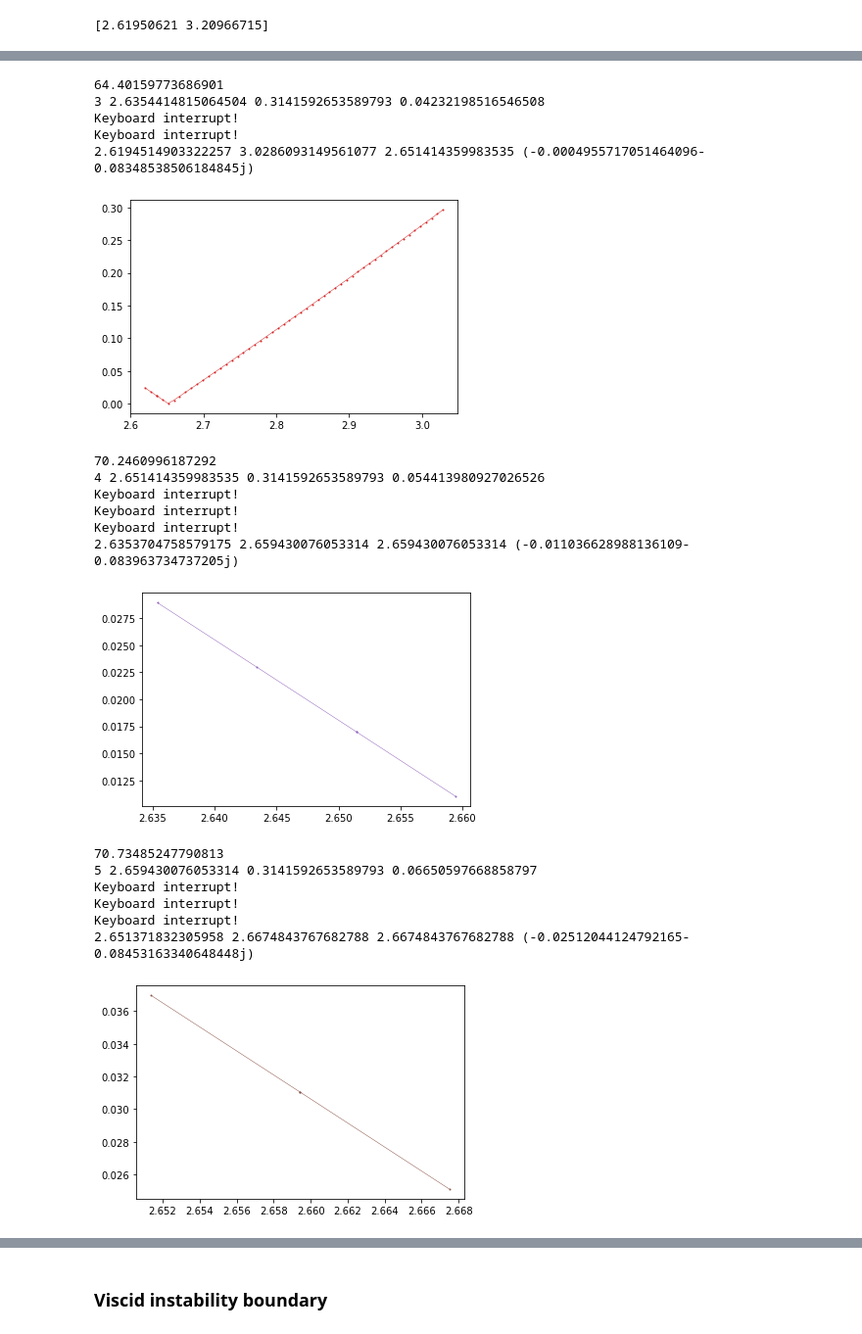
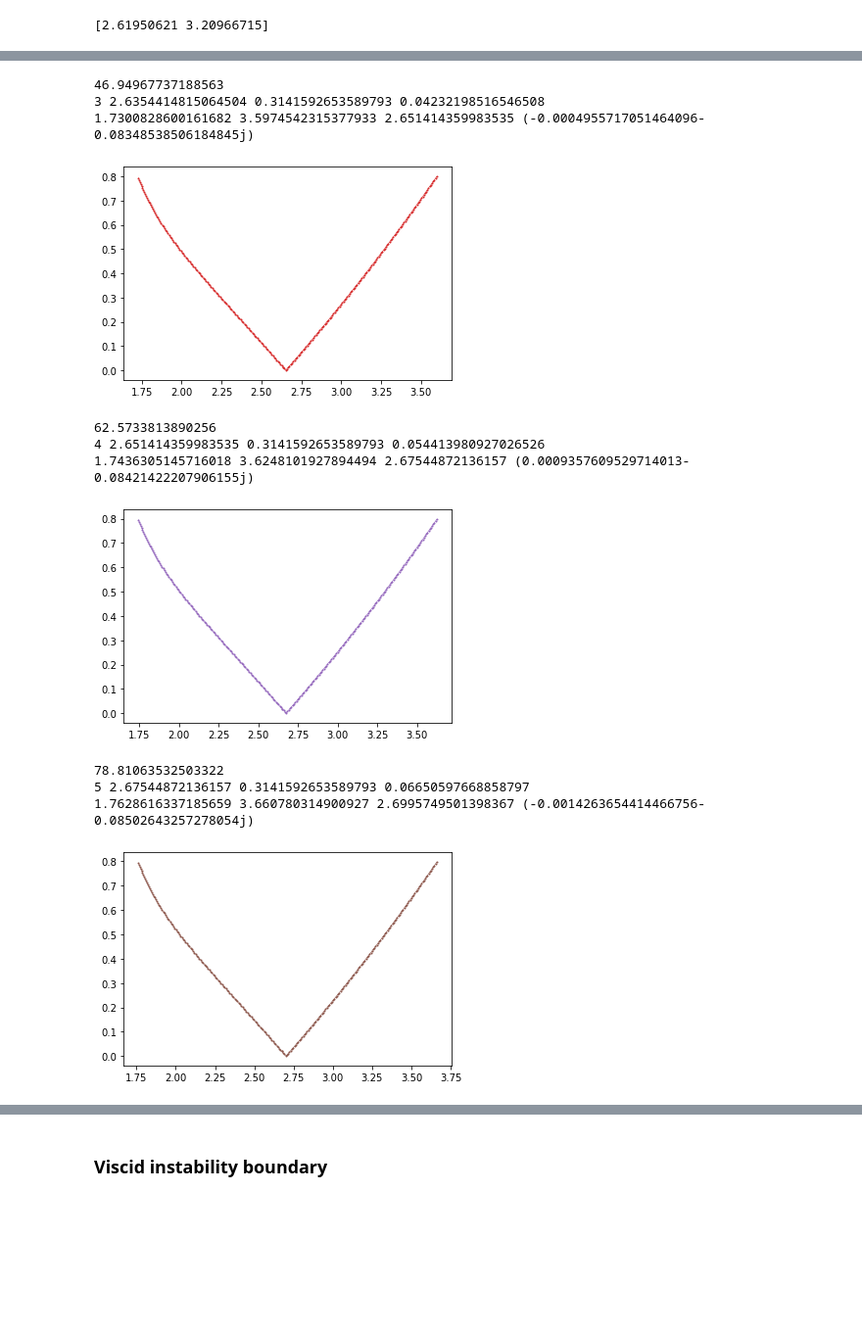
Before and after one commit to znicolaou/viscidfaraday, a Jupyter notebook: viscid_notebook.ipynb, the cells around one changed output, grey strips where cells are left out. Shown at 98% size. Cells and saved outputs as stored; diff of their text form; code cells hidden in the pictures; blank space fills up the shorter version.

```diff
--- a/viscid_notebook.ipynb
+++ b/viscid_notebook.ipynb
@@ -477,9 +477,12 @@ newdir[:s]=dir0[s:2*s]
 newdir[s:2*s]=-dir0[:s]
 newdir[2*s]=dir0[2*s+1]
 newdir[2*s+1]=-dir0[2*s]
-newdir[2*s+2]=2*dir0[2*s+2]
+newdir[2*s+2]=dir0[2*s+2]
 dir0=newdir
 
+argsdict['epdir']=1E-8
+
+argsdict['verbose']=3
 argsdict['itmax']=5
 argsdict['pari']=0.0
 argsdict['parf']=0.05
@@ -979,7 +982,7 @@ argsdict['epsu']=1E-6
 argsdict['epstp']=np.inf
 argsdict['epdir']=1E-2
 argsdict['Nsteps']=5000
-overwrite=False
+overwrite=True
 load=False
 
 print(ks)
@@ -1103,23 +1106,15 @@ for j in range(2):
 2 2.6195062104085243 0.3141592653589793 0.030229989403903625
 1.7222121108919868 3.571501342917713 2.6354414815064504 (0.00010165758396932275-0.08296851640880663j)
 [figure]
-64.40159773686901
+46.94967737188563
 3 2.6354414815064504 0.3141592653589793 0.04232198516546508
-Keyboard interrupt!
-Keyboard interrupt!
-2.6194514903322257 3.0286093149561077 2.651414359983535 (-0.0004955717051464096-0.08348538506184845j)
+1.7300828600161682 3.5974542315377933 2.651414359983535 (-0.0004955717051464096-0.08348538506184845j)
-[figure, old version]
+[figure, new version]
-70.2460996187292
+62.5733813890256
 4 2.651414359983535 0.3141592653589793 0.054413980927026526
-Keyboard interrupt!
-Keyboard interrupt!
-Keyboard interrupt!
-2.6353704758579175 2.659430076053314 2.659430076053314 (-0.011036628988136109-0.083963734737205j)
+1.7436305145716018 3.6248101927894494 2.67544872136157 (0.0009357609529714013-0.08421422207906155j)
-[figure, old version]
+[figure, new version]
-70.73485247790813
-5 2.659430076053314 0.3141592653589793 0.06650597668858797
-Keyboard interrupt!
-Keyboard interrupt!
-Keyboard interrupt!
-2.651371832305958 2.6674843767682788 2.6674843767682788 (-0.02512044124792165-0.08453163340648448j)
+78.81063532503322
+5 2.67544872136157 0.3141592653589793 0.06650597668858797
+1.7628616337185659 3.660780314900927 2.6995749501398367 (-0.0014263654414466756-0.08502643257278054j)
-[figure, old version]
+[figure, new version]
```
Also changed, not shown: parts of 19 cells of this notebook, 2 other files.
